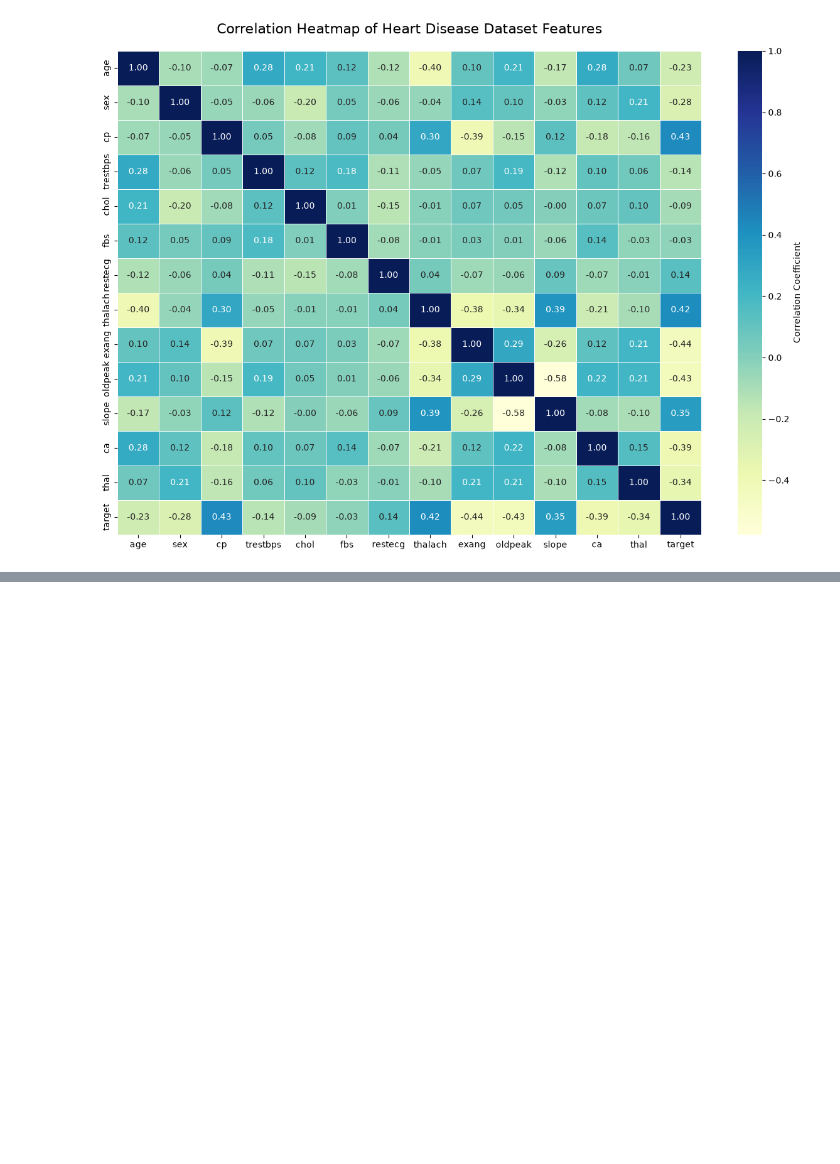
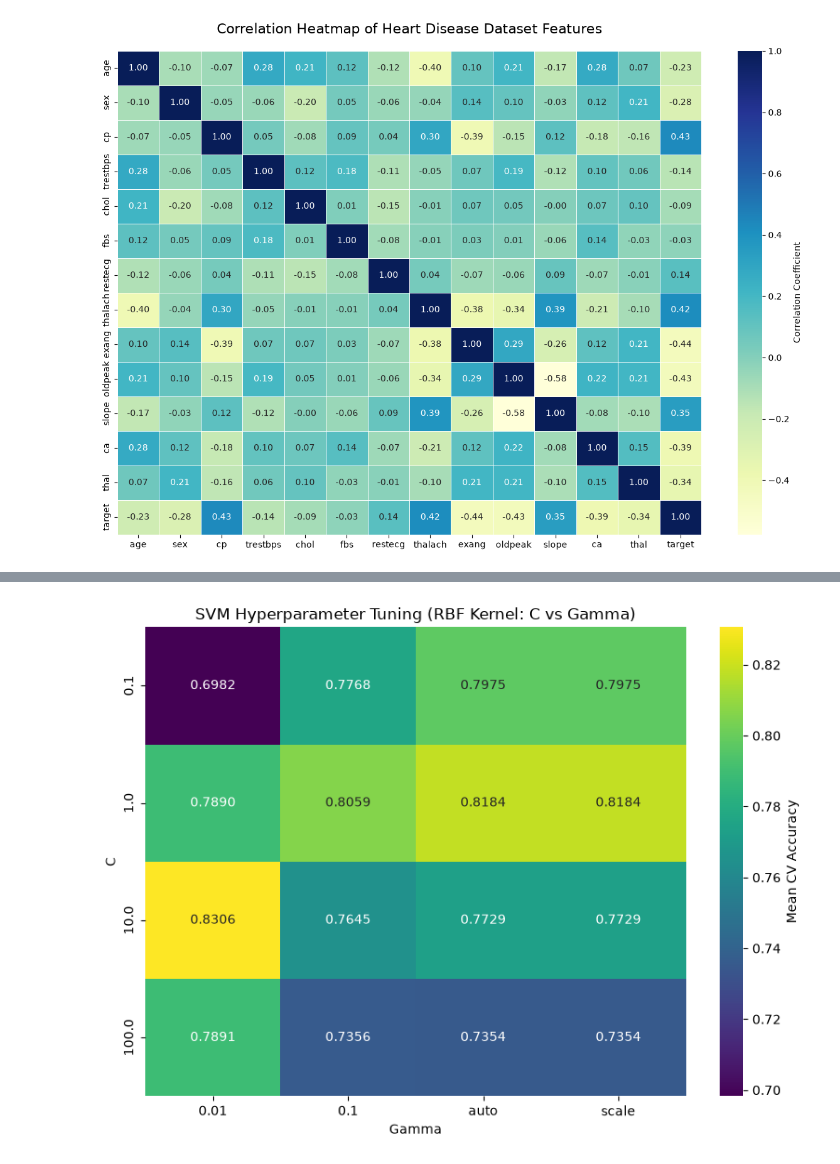
Before and after one commit to BevisWong76/heart-disease-predictor, a Jupyter notebook: heart_disease_classification.ipynb, the cells around one changed output, grey strips where cells are left out. Cells and saved outputs as stored; diff of their text form; code cells hidden in the pictures; blank space fills up the shorter version.

```diff
--- a/heart_disease_classification.ipynb
+++ b/heart_disease_classification.ipynb
@@ -193,0 +358,27 @@ plt.show()
+# %%
+# Plotting the cross-validated accuracy scores for different combinations of C and gamma values for the RBF kernel
+
+cv_results = pd.DataFrame(gs_svm.cv_results_)
+
+# Filter the results for the RBF kernel
+rbf_results = cv_results[cv_results['param_model__kernel'] == 'rbf']
+
+# Transpose to Pivot Table
+# (C on the vertical axis, gamma on the horizontal axis, values are mean CV scores)
+scores_matrix = rbf_results.pivot_table(
+    index='param_model__C',
+    columns='param_model__gamma',
+    values='mean_test_score'
+)
+
+# Plot the heatma
+plt.figure(figsize=(8, 6))
+sns.heatmap(scores_matrix, annot=True, cmap="viridis", fmt=".4f", cbar_kws={'label': 'Mean CV Accuracy'})
+plt.title("SVM Hyperparameter Tuning (RBF Kernel: C vs Gamma)")
+plt.xlabel("Gamma")
+plt.ylabel("C")
+plt.tight_layout()
+plt.savefig(model_selection_plots_dir / "02_svm_hyperparameter_tuning_rbf_kernel.png", dpi=300, bbox_inches='tight')
+plt.show()
+# %% [output]
+[figure, added]
```
Also changed, not shown: parts of 21 cells of this notebook, 14 other files.
